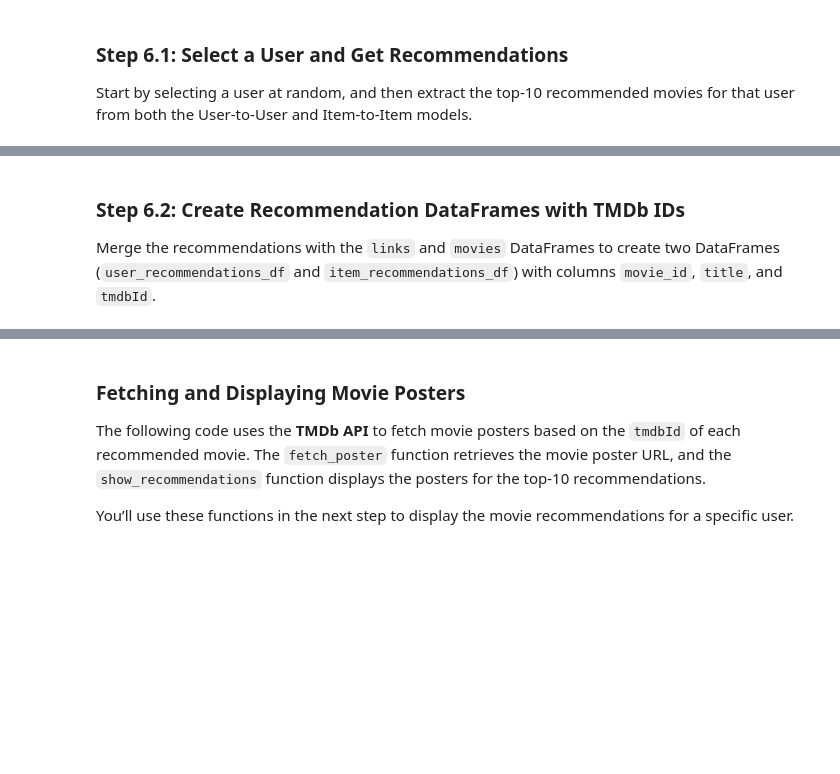
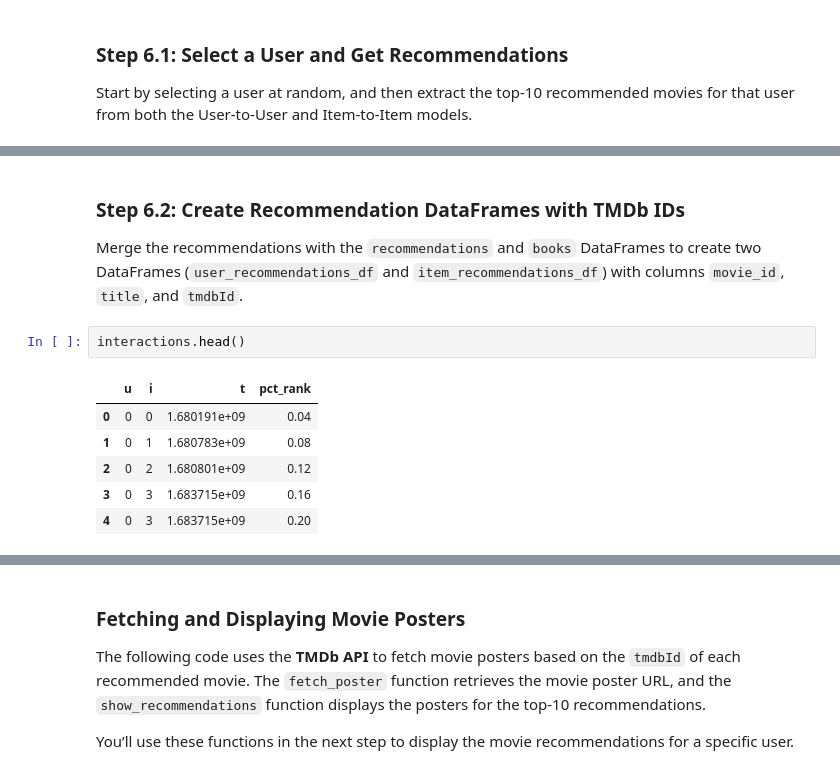
Before and after one commit to sandrotissi/book-recommender, a Jupyter notebook: Book_Recommender.ipynb, the cells around one changed output, grey strips where cells are left out. Drawn from its saved outputs; the diff is of its cells as text; blank space fills up the shorter version.

```diff
--- a/Book_Recommender.ipynb
+++ b/Book_Recommender.ipynb
@@ -616,4 +605,13 @@ array([10229, 14723,  2989,  7712, 13839, 14724, 13942, 11206,   372,
 # %% [markdown]
 ### Step 6.2: Create Recommendation DataFrames with TMDb IDs
 
-Merge the recommendations with the `links` and `movies` DataFrames to create two DataFrames (`user_recommendations_df` and `item_recommendations_df`) with columns `movie_id`, `title`, and `tmdbId`.
+Merge the recommendations with the `recommendations` and `books` DataFrames to create two DataFrames (`user_recommendations_df` and `item_recommendations_df`) with columns `movie_id`, `title`, and `tmdbId`.
+# %%
+interactions.head()
+# %% [output]
+|  | u | i | t | pct_rank |
+| 0 | 0 | 0 | 1.680191e+09 | 0.04 |
+| 1 | 0 | 1 | 1.680783e+09 | 0.08 |
+| 2 | 0 | 2 | 1.680801e+09 | 0.12 |
+| 3 | 0 | 3 | 1.683715e+09 | 0.16 |
+| 4 | 0 | 3 | 1.683715e+09 | 0.20 |
```
Also changed, not shown: parts of 12 cells of this notebook.
